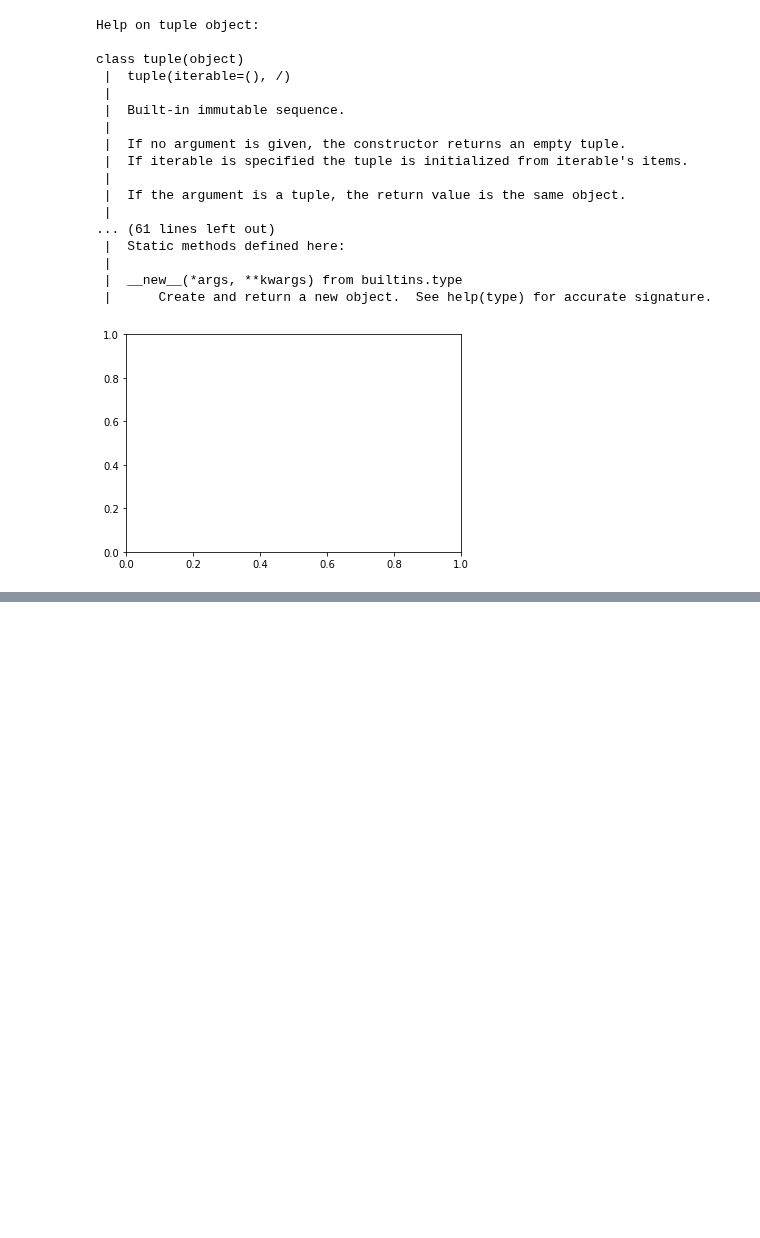
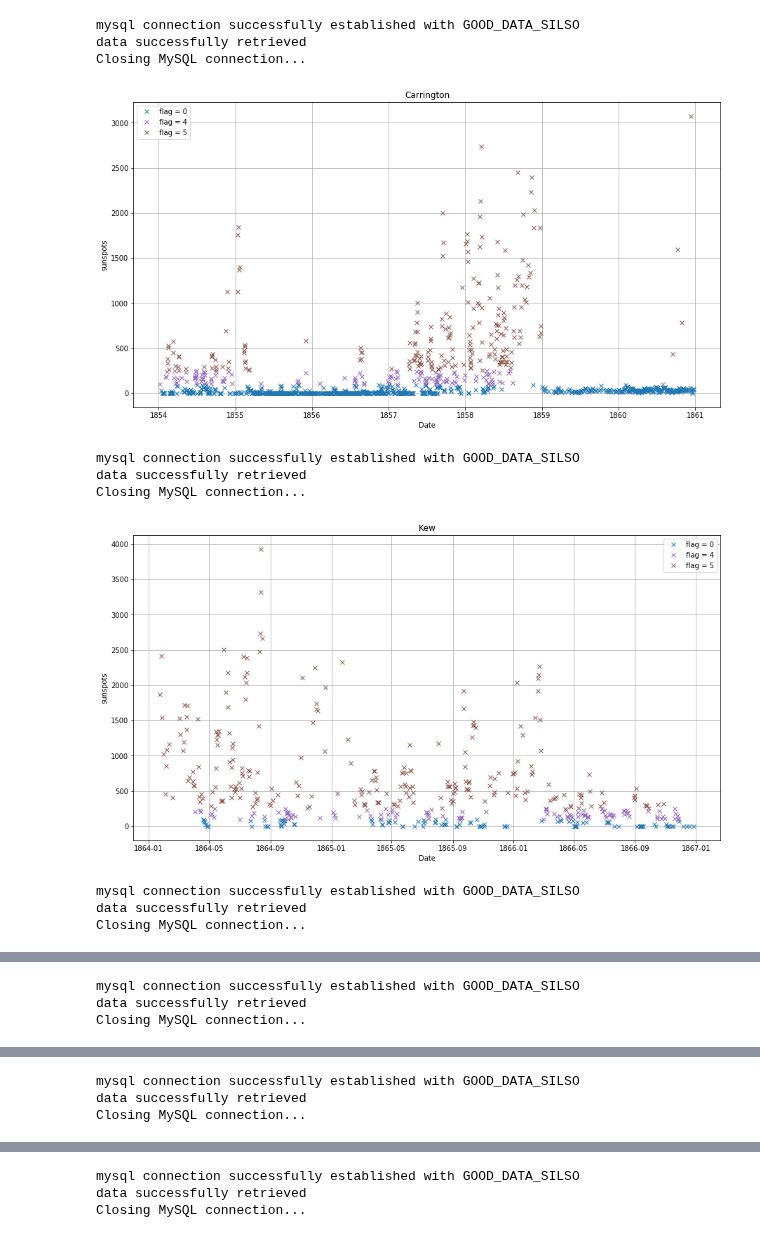
Before and after one commit to dcxSt/DATA_SILSO_HISTO_search, a Jupyter notebook: suspicious sunspots plots.ipynb, the cells around one changed output, grey strips where cells are left out. Drawn from its saved outputs; the diff is of its cells as text; code cells hidden in the pictures; blank space fills up the shorter version.

```diff
--- a/suspicious sunspots plots.ipynb
+++ b/suspicious sunspots plots.ipynb
@@ -95,21 +52,17 @@ display_seperate_flags("Tacchini")
-# %%
-help(plt.xticks())
-# %% [output]
-Help on tuple object:
-
-class tuple(object)
- |  tuple(iterable=(), /)
- |
- |  Built-in immutable sequence.
- |
- |  If no argument is given, the constructor returns an empty tuple.
- |  If iterable is specified the tuple is initialized from iterable's items.
- |
- |  If the argument is a tuple, the return value is the same object.
- |
-... (61 lines left out)
- |  Static methods defined here:
- |
- |  __new__(*args, **kwargs) from builtins.type
- |      Create and return a new object.  See help(type) for accurate signature.
-[figure, removed]
+# %%
+# suspicious observers plotted, with sunspots
+for observer in suspicious_observers:
+    if observer not in manualy_cleared_observers:
+        display_seperate_flags(observer,yaxis='sunspots')
+# %% [output]
+mysql connection successfully established with GOOD_DATA_SILSO
+data successfully retrieved
+Closing MySQL connection...
+[figure, added]
+mysql connection successfully established with GOOD_DATA_SILSO
+data successfully retrieved
+Closing MySQL connection...
+[figure, added]
+mysql connection successfully established with GOOD_DATA_SILSO
+data successfully retrieved
+Closing MySQL connection...
@@ -115,0 +70,3 @@ class tuple(object)
+mysql connection successfully established with GOOD_DATA_SILSO
+data successfully retrieved
+Closing MySQL connection...
@@ -115,0 +74,3 @@ class tuple(object)
+mysql connection successfully established with GOOD_DATA_SILSO
+data successfully retrieved
+Closing MySQL connection...
@@ -115,0 +78,3 @@ class tuple(object)
+mysql connection successfully established with GOOD_DATA_SILSO
+data successfully retrieved
+Closing MySQL connection...
```
Also changed, not shown: parts of 9 cells of this notebook, 4 other files.
